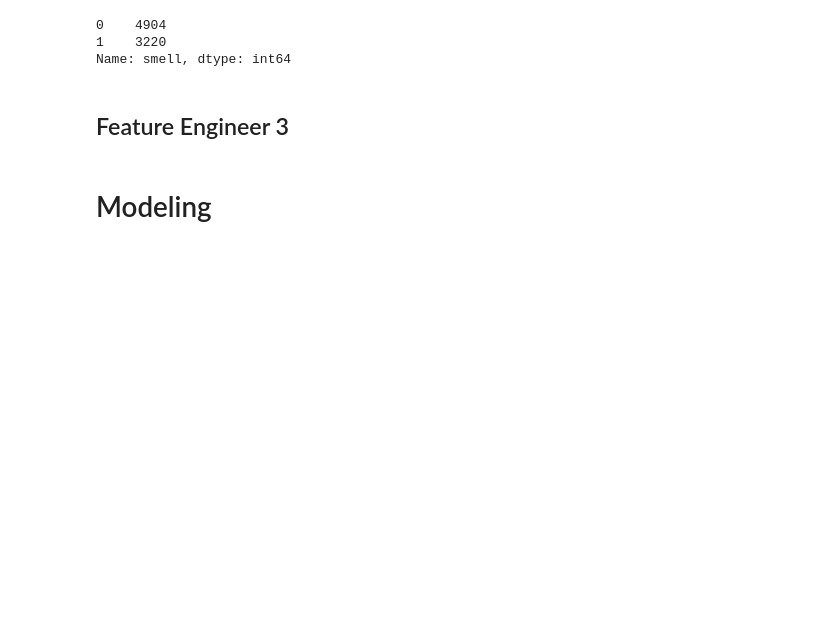
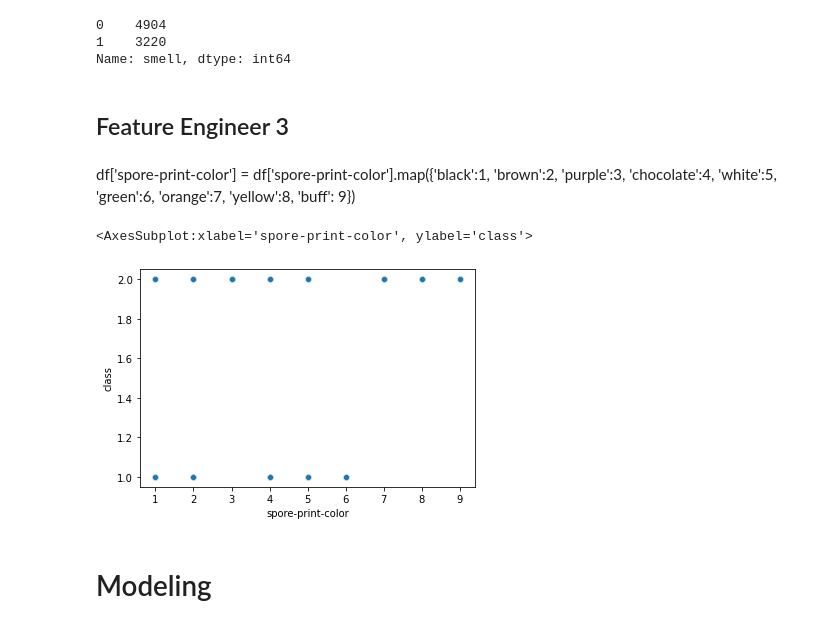
Before and after one commit to raizelistaken/Classification_project3, a Jupyter notebook: Monday.ipynb, the cells around one changed output. Cells and saved outputs as stored; diff of their text form; code cells hidden in the pictures; blank space fills up the shorter version.

Commit message:
going based of spore scatter plot

```diff
--- a/Monday.ipynb
+++ b/Monday.ipynb
@@ -264,6 +264,14 @@ df['smell'].value_counts()
 Name: smell, dtype: int64
 # %% [markdown]
 ## Feature Engineer 3
+# %% [markdown]
+df['spore-print-color'] = df['spore-print-color'].map({'black':1, 'brown':2, 'purple':3, 'chocolate':4, 'white':5, 'green':6,
+                                                       'orange':7, 'yellow':8, 'buff': 9})
+# %%
+sns.scatterplot(data=df, x=df['spore-print-color'], y='class')
+# %% [output]
+<AxesSubplot:xlabel='spore-print-color', ylabel='class'>
+[figure, added]
 # %% [markdown]
 # Modeling
 # %%
```
